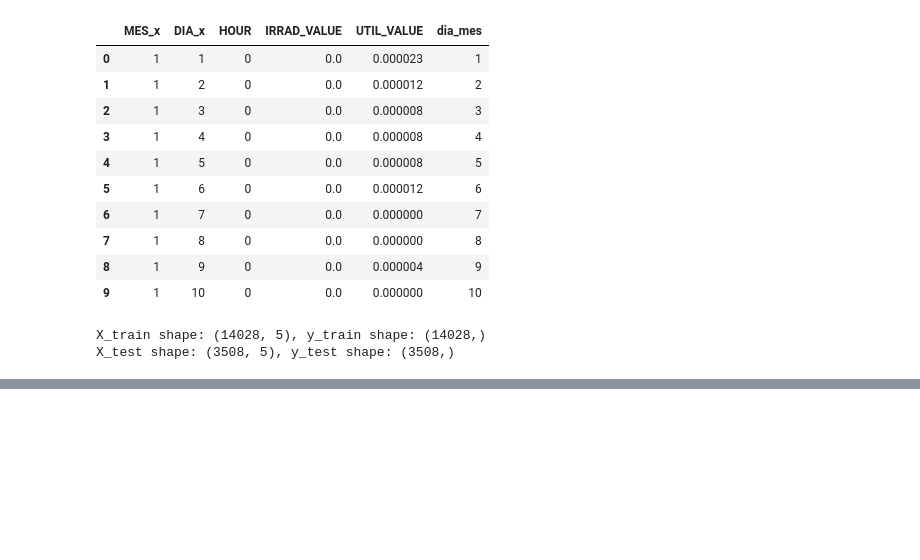
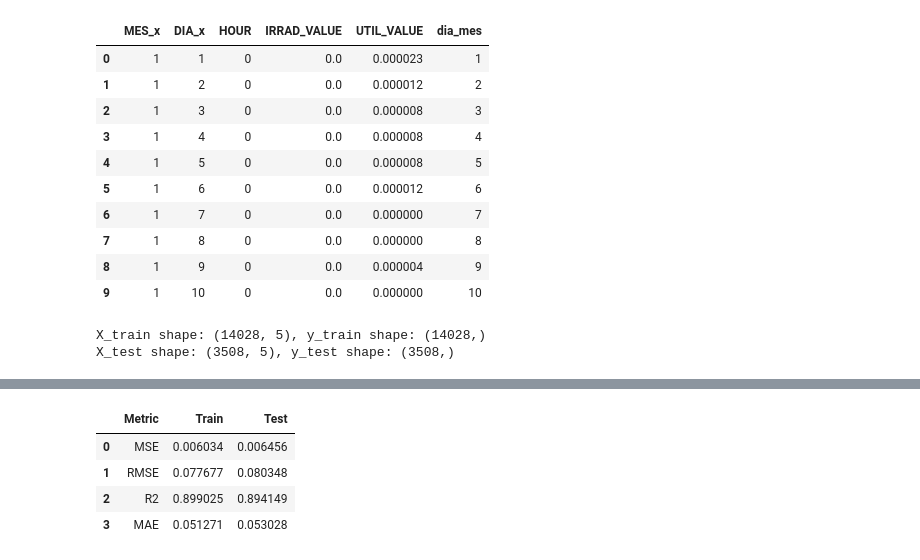
Before and after one commit to elena-cabrera/ensemble-solar, a Jupyter notebook: Boosting.ipynb, the cells around one changed output, grey strips where cells are left out. Cells and saved outputs as stored; diff of their text form; code cells hidden in the pictures; blank space fills up the shorter version.

```diff
--- a/Boosting.ipynb
+++ b/Boosting.ipynb
@@ -67,0 +106,30 @@ X_test shape: (3508, 5), y_test shape: (3508,)
+# %%
+## Evaluate
+
+# Mean Squared Error
+mse_train_ab = metrics.mean_squared_error(y_train, y_train_pred_ab)
+mse_test_ab = metrics.mean_squared_error(y_test, y_test_pred_ab)
+
+# Root Mean Squared Error
+rmse_train_ab = np.sqrt(mse_train_ab)
+rmse_test_ab = np.sqrt(mse_test_ab)
+
+# R2
+r2_train_ab = metrics.r2_score(y_train, y_train_pred_ab)
+r2_test_ab = metrics.r2_score(y_test, y_test_pred_ab)
+
+# Mean Absolute Error
+mae_train_ab = metrics.mean_absolute_error(y_train, y_train_pred_ab)
+mae_test_ab = metrics.mean_absolute_error(y_test, y_test_pred_ab)
+
+# Dataframe with results
+results_ab = pd.DataFrame({'Metric': ['MSE', 'RMSE', 'R2', 'MAE'],
+                        'Train': [mse_train_ab, rmse_train_ab, r2_train_ab, mae_train_ab],
+                        'Test': [mse_test_ab, rmse_test_ab, r2_test_ab, mae_test_ab]})
+results_ab
+# %% [output]
+|  | Metric | Train | Test |
+| 0 | MSE | 0.006034 | 0.006456 |
+| 1 | RMSE | 0.077677 | 0.080348 |
+| 2 | R2 | 0.899025 | 0.894149 |
+| 3 | MAE | 0.051271 | 0.053028 |
```
Also changed, not shown: parts of 4 cells of this notebook.
